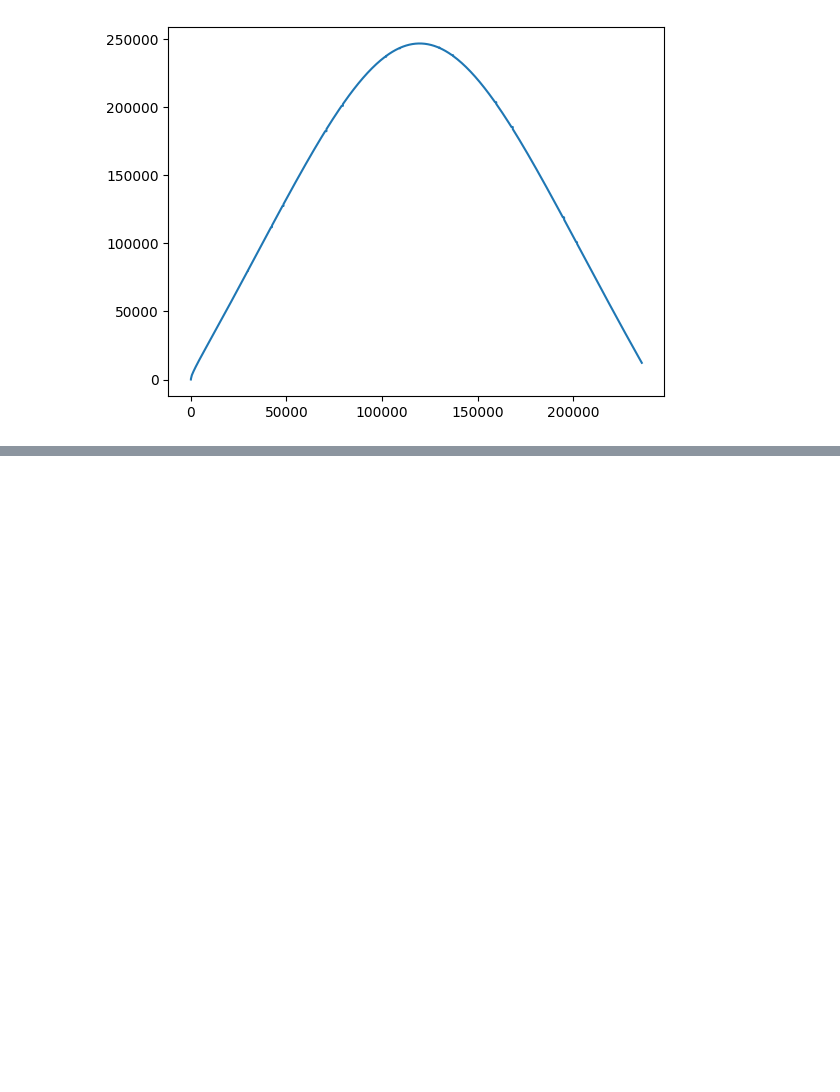
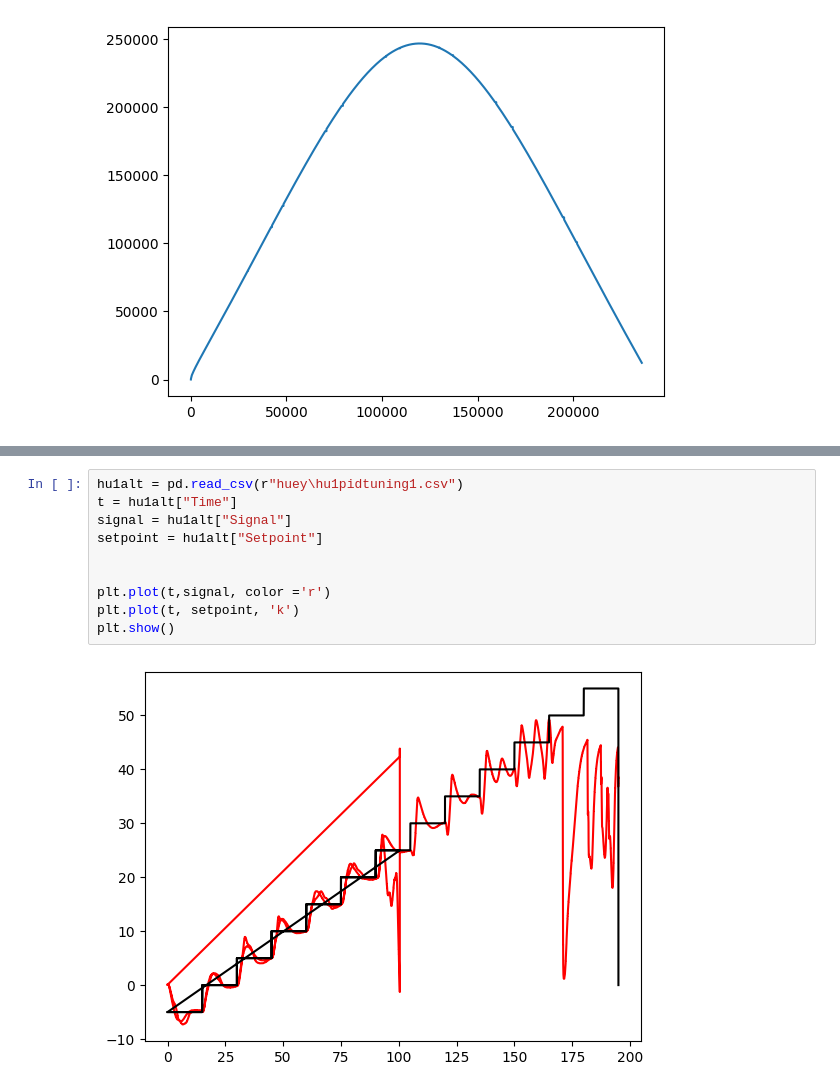
Before and after one commit to silvernuke911/KOSscripts, a Jupyter notebook: grapher.ipynb, the cells around one changed output, grey strips where cells are left out. Drawn from its saved outputs; the diff is of its cells as text; blank space fills up the shorter version.

```diff
--- a/grapher.ipynb
+++ b/grapher.ipynb
@@ -32,0 +48,12 @@ plt.show()
+# %%
+hu1alt = pd.read_csv(r"huey\hu1pidtuning1.csv")
+t = hu1alt["Time"]
+signal = hu1alt["Signal"]
+setpoint = hu1alt["Setpoint"]
+
+
+plt.plot(t,signal, color ='r')
+plt.plot(t, setpoint, 'k')
+plt.show()
+# %% [output]
+[figure, added]
```
Also changed, not shown: parts of 4 cells of this notebook, 5 other files.
